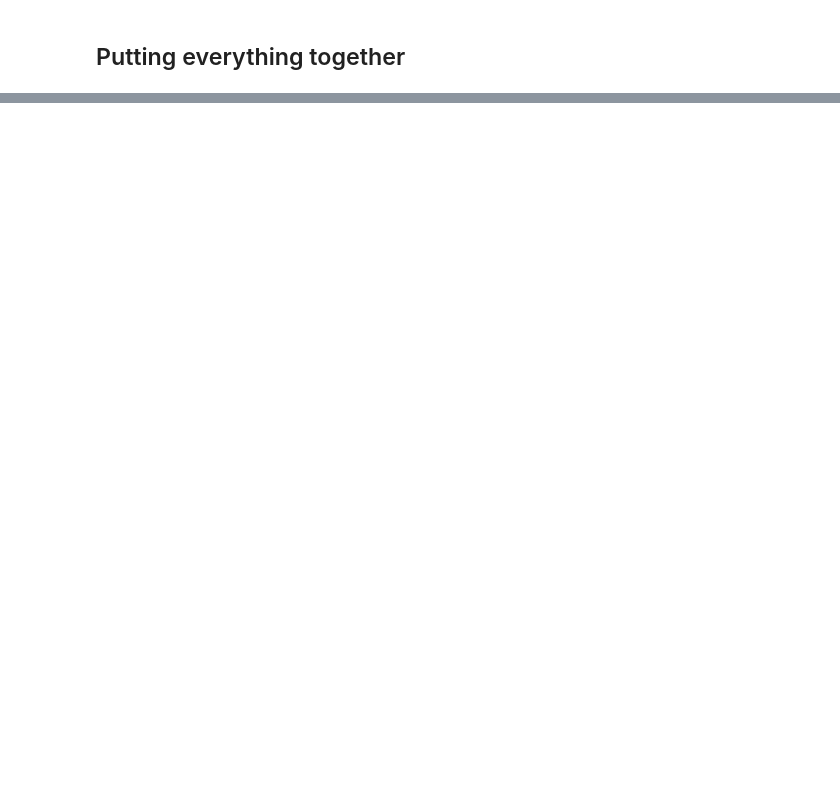
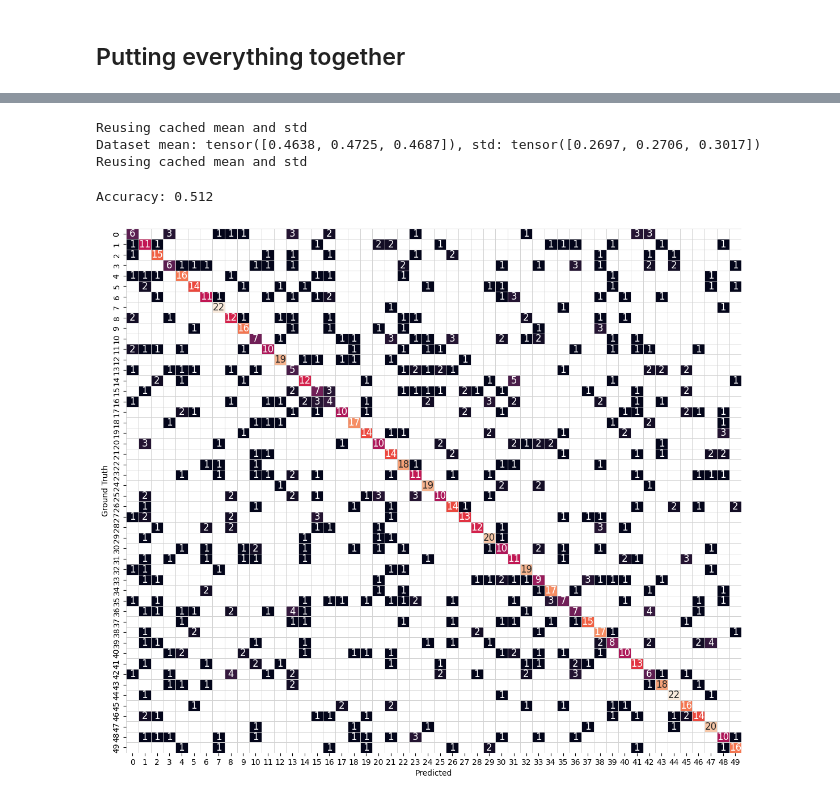
Before and after one commit to hanbanthan/landmark-classification, a Jupyter notebook: cnn_from_scratch.ipynb, the cells around one changed output, grey strips where cells are left out. Saved outputs shown, nothing was run; the diff lists cells and outputs as text; code cells hidden in the pictures; blank space fills up the shorter version.

```diff
--- a/cnn_from_scratch.ipynb
+++ b/cnn_from_scratch.ipynb
@@ -245,0 +292,41 @@ OutOfMemoryError: CUDA out of memory. Tried to allocate 98.00 MiB. GPU 0 has a t
+# %%
+from src.predictor import Predictor
+from src.helpers import compute_mean_and_std
+from src.model import MyModel
+from src.data import get_data_loaders
+import torch
+
+data_loaders = get_data_loaders(batch_size=1)
+
+class_names = data_loaders["train"].dataset.classes
+
+model = MyModel(num_classes=50, dropout=0.5).cpu()
+
+
+model.load_state_dict(torch.load("checkpoints/best_val_loss.pt", map_location='cpu'))
+
+mean, std = compute_mean_and_std()
+predictor = Predictor(model, class_names, mean, std).cpu()
+
+scripted_predictor = torch.jit.script(predictor)
+
+scripted_predictor.save("checkpoints/original_exported.pt")
+# %% [output]
+Reusing cached mean and std
+Dataset mean: tensor([0.4638, 0.4725, 0.4687]), std: tensor([0.2697, 0.2706, 0.3017])
+Reusing cached mean and std
+# %%
+import torch
+
+model_reloaded = torch.jit.load("checkpoints/original_exported.pt")
+# %%
+from src.predictor import predictor_test
+pred, truth = predictor_test(data_loaders["test"], model_reloaded)
+# %% [output]
+Accuracy: 0.512
+# %%
+from src.helpers import plot_confusion_matrix
+
+plot_confusion_matrix(pred, truth)
+# %% [output]
+[figure, added]
```
Also changed, not shown: parts of 20 cells of this notebook.
